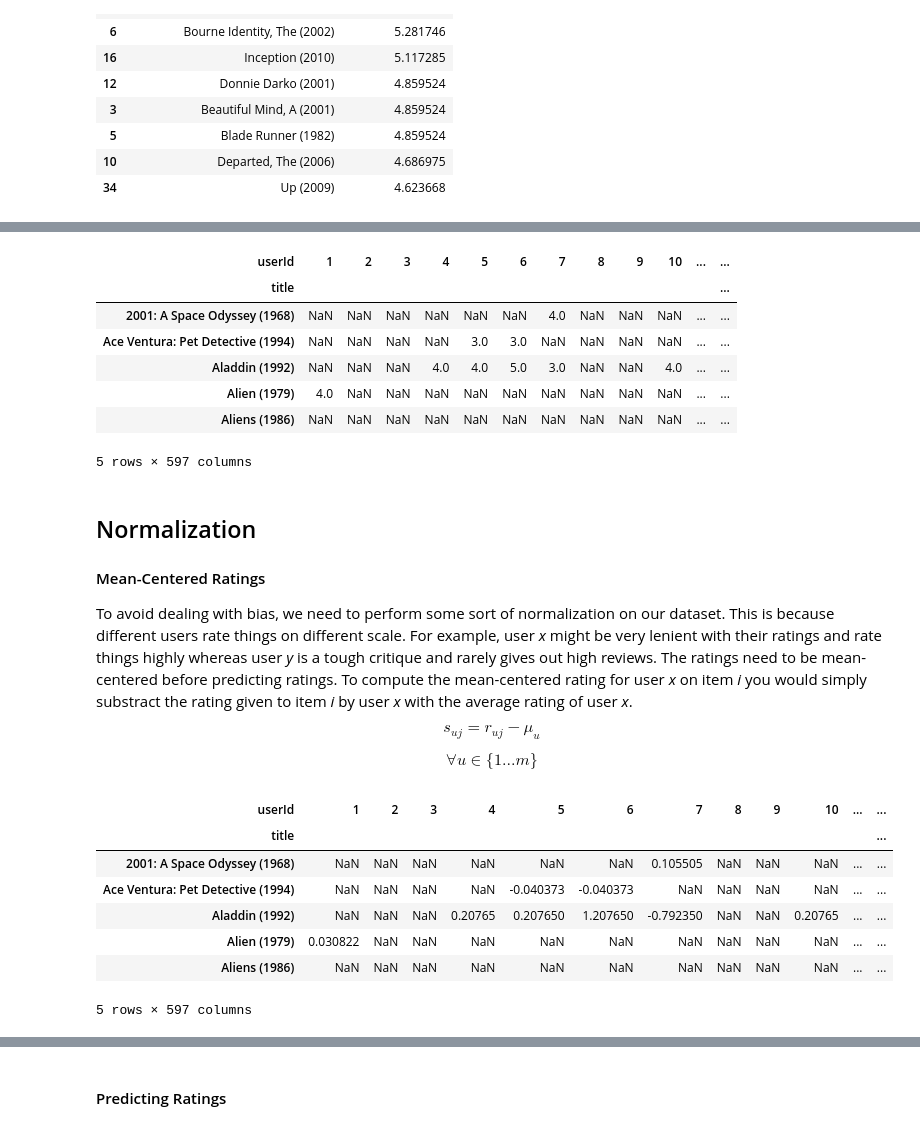
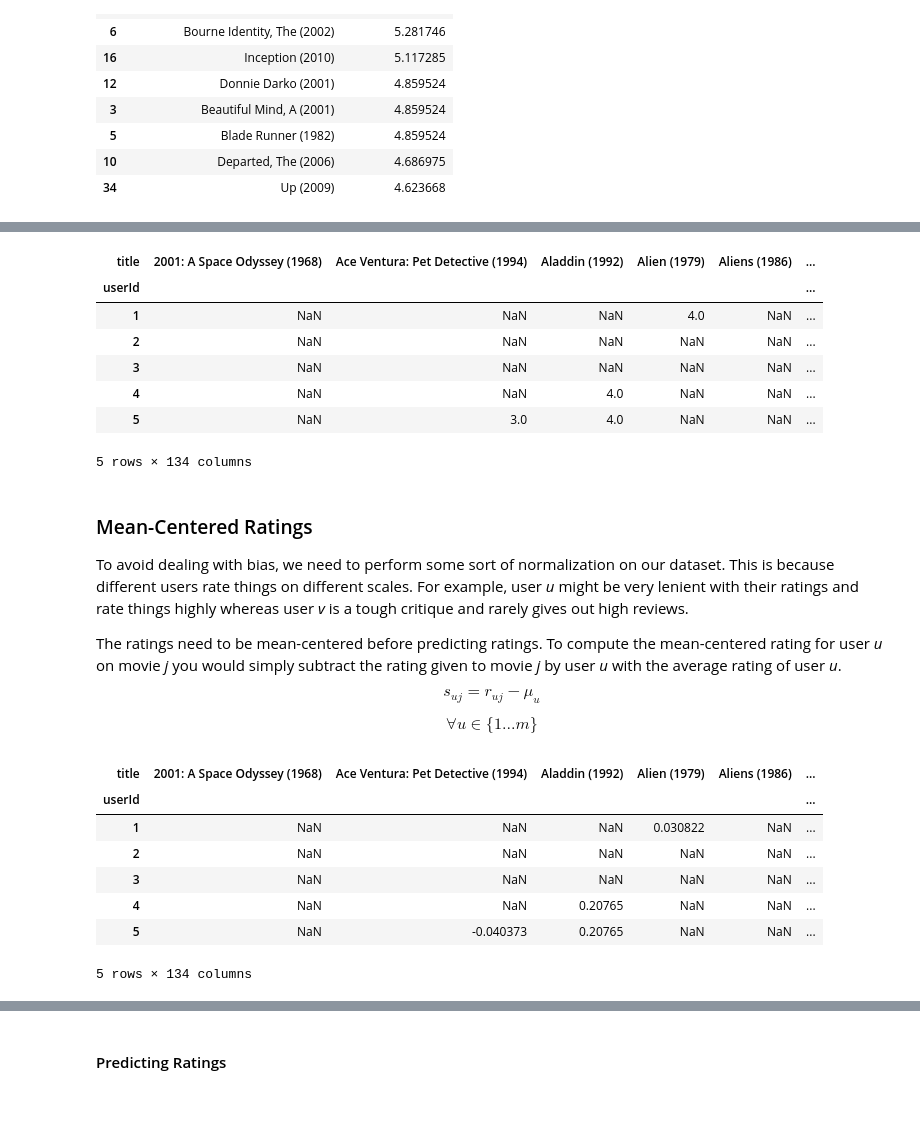
Before and after one commit to zhikaichen99/RecommenderSystems, a Jupyter notebook: collaborative-filtering.ipynb, the cells around one changed output, grey strips where cells are left out. Drawn from its saved outputs; the diff is of its cells as text; code cells hidden in the pictures.

```diff
--- a/collaborative-filtering.ipynb
+++ b/collaborative-filtering.ipynb
@@ -319,23 +352,23 @@ The following is the Movie-User Matrix we will be working with. Each Movie is re
 # %%
 # Convert are DataFrame into a Movie X User Matrix
-itemRatings = df.pivot_table(index = ['title'], columns = ['userId'],
+itemRatings = df.pivot_table(index = ['userId'], columns = ['title'],
                             values = 'rating')
 itemRatings.head()
 # %% [output]
-| userId | 1 | 2 | 3 | 4 | 5 | 6 | 7 | 8 | 9 | 10 | ... | ... |
-| title |  |  |  |  |  |  |  |  |  |  |  | ... |
-| 2001: A Space Odyssey (1968) | NaN | NaN | NaN | NaN | NaN | NaN | 4.0 | NaN | NaN | NaN | ... | ... |
-| Ace Ventura: Pet Detective (1994) | NaN | NaN | NaN | NaN | 3.0 | 3.0 | NaN | NaN | NaN | NaN | ... | ... |
-| Aladdin (1992) | NaN | NaN | NaN | 4.0 | 4.0 | 5.0 | 3.0 | NaN | NaN | 4.0 | ... | ... |
-| Alien (1979) | 4.0 | NaN | NaN | NaN | NaN | NaN | NaN | NaN | NaN | NaN | ... | ... |
-| Aliens (1986) | NaN | NaN | NaN | NaN | NaN | NaN | NaN | NaN | NaN | NaN | ... | ... |
+| title | 2001: A Space Odyssey (1968) | Ace Ventura: Pet Detective (1994) | Aladdin (1992) | Alien (1979) | Aliens (1986) | ... |
+| userId |  |  |  |  |  | ... |
+| 1 | NaN | NaN | NaN | 4.0 | NaN | ... |
+| 2 | NaN | NaN | NaN | NaN | NaN | ... |
+| 3 | NaN | NaN | NaN | NaN | NaN | ... |
+| 4 | NaN | NaN | 4.0 | NaN | NaN | ... |
+| 5 | NaN | 3.0 | 4.0 | NaN | NaN | ... |
-5 rows × 597 columns
+5 rows × 134 columns
 # %% [markdown]
-## Normalization
+### Mean-Centered Ratings
 
-#### Mean-Centered Ratings
+To avoid dealing with bias, we need to perform some sort of normalization on our dataset. This is because different users rate things on different scales. For example, user *u* might be very lenient with their ratings and rate things highly whereas user *v* is a tough critique and rarely gives out high reviews.
 
-To avoid dealing with bias, we need to perform some sort of normalization on our dataset. This is because different users rate things on different scale. For example, user *x* might be very lenient with their ratings and rate things highly whereas user *y* is a tough critique and rarely gives out high reviews. The ratings need to be mean-centered before predicting ratings. To compute the mean-centered rating for user *x* on item *i* you would simply substract the rating given to item *i* by user *x* with the average rating of user *x*.
+The ratings need to be mean-centered before predicting ratings. To compute the mean-centered rating for user *u* on movie *j* you would simply subtract the rating given to movie *j* by user *u* with the average rating of user *u*.
 
 $$s_{uj} = r_{uj} - \mu_u$$
 
@@ -343,14 +378,14 @@ $$\forall u \in \{1...m\}$$
 # %%
 # Compute the mean-centered ratings for each item
-itemRatings_centered = itemRatings.subtract(itemRatings.mean(axis = 1), axis = 'rows')
+itemRatings_centered = itemRatings.subtract(itemRatings.mean(axis = 0), axis = 'columns')
 itemRatings_centered.head()
 # %% [output]
-| userId | 1 | 2 | 3 | 4 | 5 | 6 | 7 | 8 | 9 | 10 | ... | ... |
-| title |  |  |  |  |  |  |  |  |  |  |  | ... |
-| 2001: A Space Odyssey (1968) | NaN | NaN | NaN | NaN | NaN | NaN | 0.105505 | NaN | NaN | NaN | ... | ... |
-| Ace Ventura: Pet Detective (1994) | NaN | NaN | NaN | NaN | -0.040373 | -0.040373 | NaN | NaN | NaN | NaN | ... | ... |
-| Aladdin (1992) | NaN | NaN | NaN | 0.20765 | 0.207650 | 1.207650 | -0.792350 | NaN | NaN | 0.20765 | ... | ... |
-| Alien (1979) | 0.030822 | NaN | NaN | NaN | NaN | NaN | NaN | NaN | NaN | NaN | ... | ... |
-| Aliens (1986) | NaN | NaN | NaN | NaN | NaN | NaN | NaN | NaN | NaN | NaN | ... | ... |
+| title | 2001: A Space Odyssey (1968) | Ace Ventura: Pet Detective (1994) | Aladdin (1992) | Alien (1979) | Aliens (1986) | ... |
+| userId |  |  |  |  |  | ... |
+| 1 | NaN | NaN | NaN | 0.030822 | NaN | ... |
+| 2 | NaN | NaN | NaN | NaN | NaN | ... |
+| 3 | NaN | NaN | NaN | NaN | NaN | ... |
+| 4 | NaN | NaN | 0.20765 | NaN | NaN | ... |
+| 5 | NaN | -0.040373 | 0.20765 | NaN | NaN | ... |
-5 rows × 597 columns
+5 rows × 134 columns
 # %% [markdown]
```
Also changed, not shown: parts of 32 cells of this notebook.
